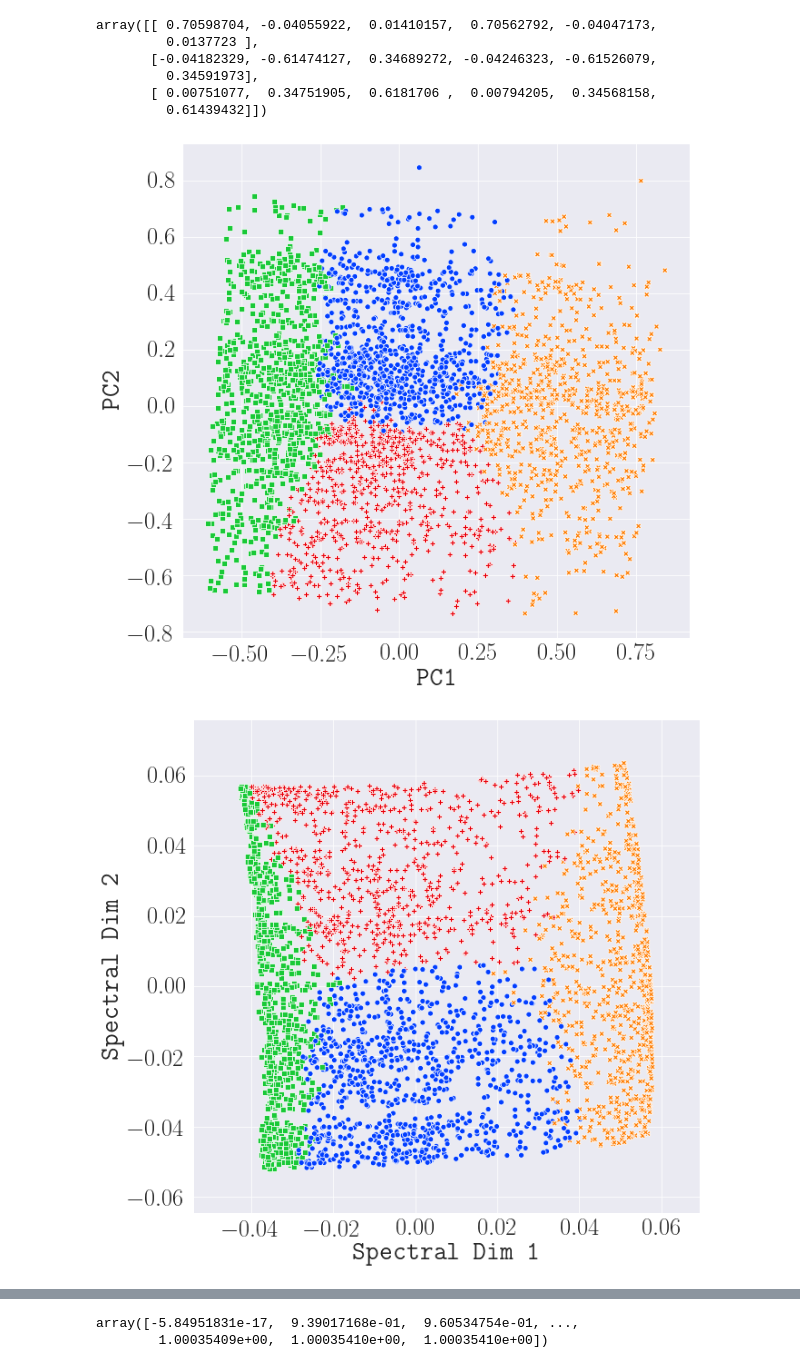
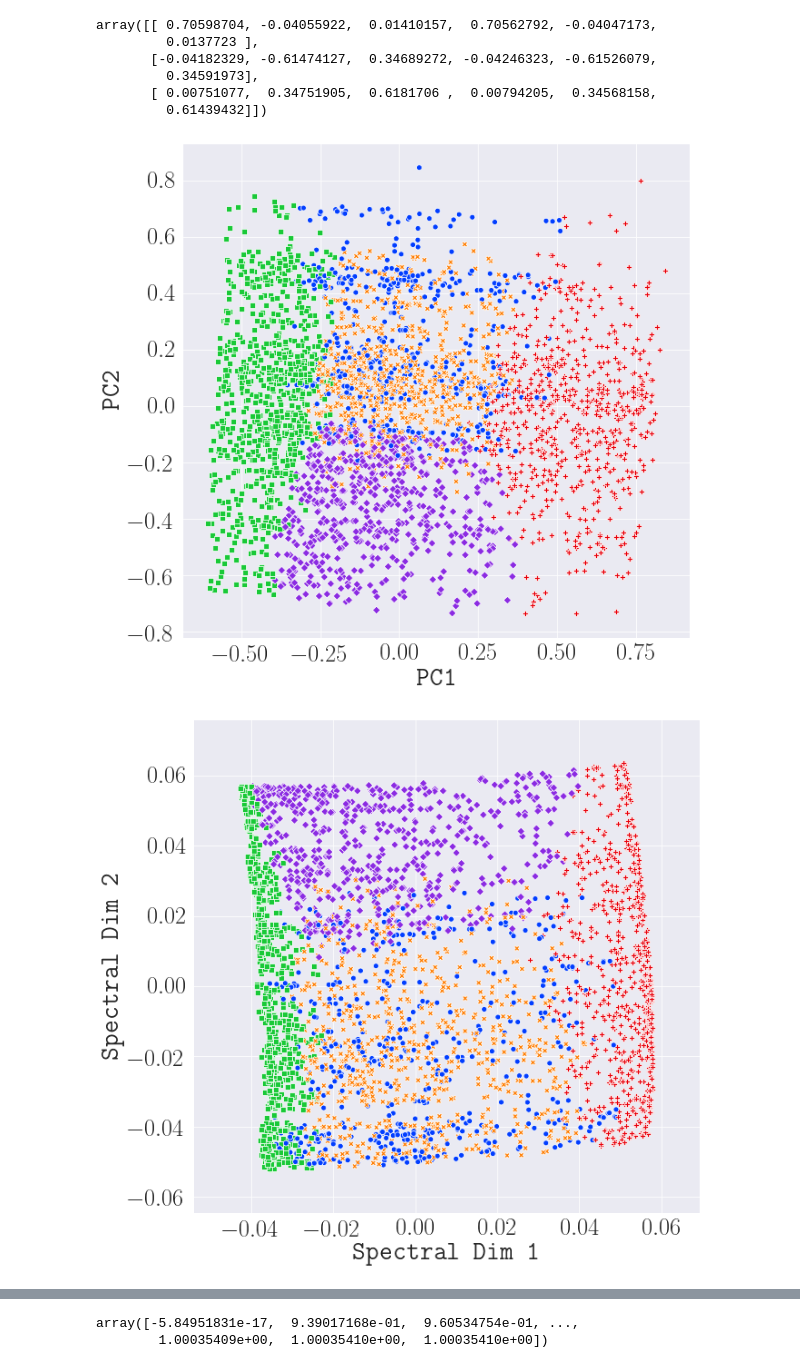
Before and after one commit to rzbhk/playing_with_matches, a Jupyter notebook: notebooks/similarity_trip_clustering_OD_V2.ipynb, the cells around one changed output, grey strips where cells are left out. Cells and saved outputs as stored; diff of their text form; code cells hidden in the pictures.

```diff
--- a/notebooks/similarity_trip_clustering_OD_V2.ipynb
+++ b/notebooks/similarity_trip_clustering_OD_V2.ipynb
@@ -250,5 +255,7 @@ array([0.50141665, 0.35251165, 0.1459557 ])
+# %%
+n_clusters = 5
 # %%
-spc_obj = SpectralClustering(n_clusters = 4, affinity='precomputed',n_jobs=-1,assign_labels="discretize",random_state=54321)
+spc_obj = SpectralClustering(n_clusters = n_clusters, affinity='precomputed',n_jobs=-1,assign_labels="discretize",random_state=54321)
 # %%
 spc_obj.fit(sim_matrix)
 # %% [output]
@@ -285,18 +292,18 @@ sns.scatterplot(pca_projection[:,0],
                 pca_projection[:,1],
                 s=36,
                 alpha=1,
-                hue_order=[0,1,2,3],
+                hue_order=range(n_clusters),
                 hue=spc_obj.labels_,
                 style=spc_obj.labels_,
-                style_order = [0,1,2,3],
+                style_order = range(n_clusters),
                 legend=False,
-                palette=sns.color_palette('bright')[:4])
+                palette=sns.color_palette('bright')[:n_clusters])
 ax = plt.gca()
 ax.set_xlabel("PC1")
 ax.set_ylabel("PC2")
 plt.show()
 # %% [output]
-[figure, old version]
+[figure, new version]
 # %%
 from sklearn.manifold import spectral_embedding
 # %%
@@ -304,21 +311,21 @@ spc_embedding = spectral_embedding(sim_matrix,n_components=2)
 # %%
 plt.figure(figsize=(10,10))
 ax = sns.scatterplot(spc_embedding[:,0]*100,spc_embedding[:,1]*100,
                      s=36,
                      alpha=1,
                      hue=spc_obj.labels_,
-                     hue_order=[0,1,2,3],
+                     hue_order=range(n_clusters),
                      style=spc_obj.labels_,
-                     style_order = [0,1,2,3],
+                     style_order = range(n_clusters),
                      legend=False,
-                     palette=sns.color_palette('bright')[:4]
+                     palette=sns.color_palette('bright')[:n_clusters]
                     )
 ax.set_xlabel("Spectral Dim 1")
 ax.set_ylabel("Spectral Dim 2")#,fontsize=24)
 # ax.legend(loc='upper right', bbox_to_anchor=(1.01, 1.01), ncol=1,borderpad=0.2)
 plt.show()
 # %% [output]
-[figure, old version]
+[figure, new version]
 # %%
 #For adjusting aesthetics of legend:
 # borderpad          the fractional whitespace inside the legend border
```
Also changed, not shown: parts of 46 cells of this notebook.
